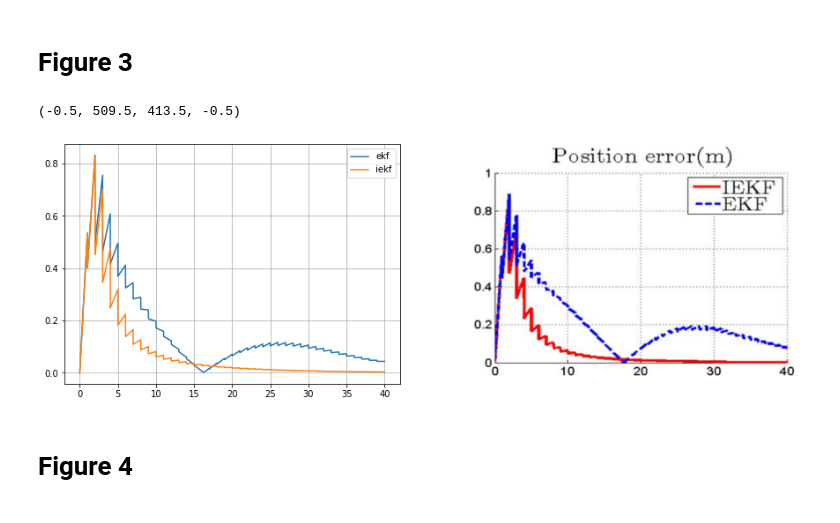
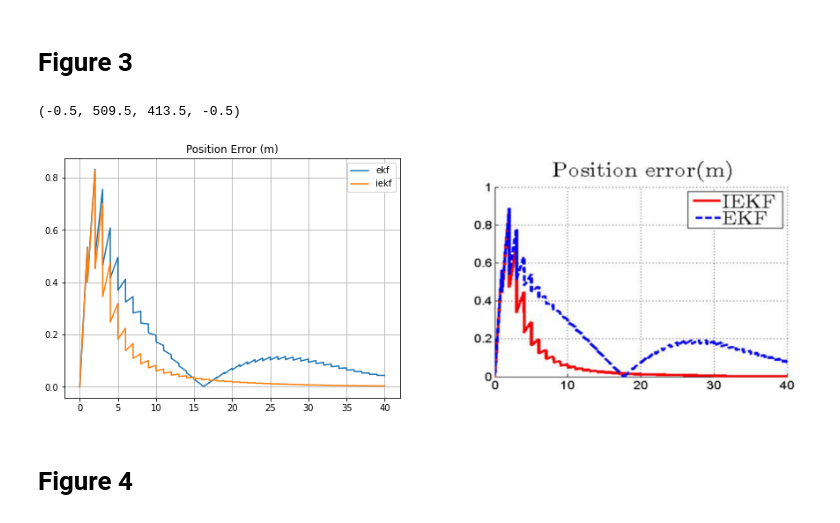
Before and after one commit to wsribunma/SE2_FlowPipes, a Jupyter notebook: IEKF.ipynb, the cells around one changed output. Cells and saved outputs as stored; diff of their text form; code cells hidden in the pictures.

```diff
--- a/IEKF.ipynb
+++ b/IEKF.ipynb
@@ -252,19 +253,20 @@ ekf_err = sqrt(ekf_error[:,1]**2+ekf_error[:,2]**2)
 # %%
 figure(figsize=(15,5))
 subplot(121)
 plot(t, ekf_err, label='ekf')
 plot(t, err, label='iekf')
 legend(loc=1)
+plt.title("Position Error (m)")
 grid()
 subplot(122)
 imshow(imread('./images/fig3.png'))
 gca().get_xaxis().set_visible(False)
 gca().get_yaxis().set_visible(False)
 axis('off')
 axis('tight')
 # %% [output]
 (-0.5, 509.5, 413.5, -0.5)
-[figure, old version]
+[figure, new version]
 # %%
 tf = 40
 v = 0.7
```
Also changed, not shown: parts of 2 cells of this notebook, 1 other file.
